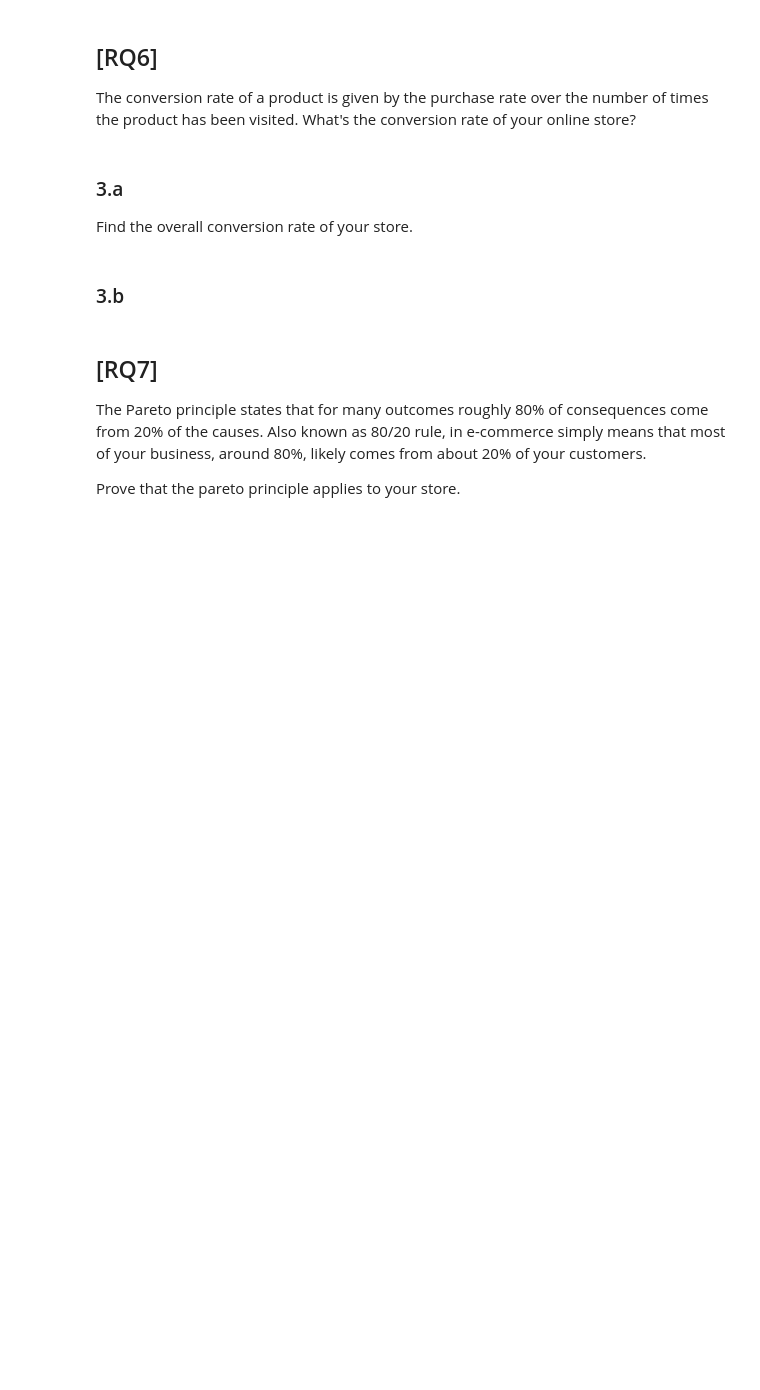
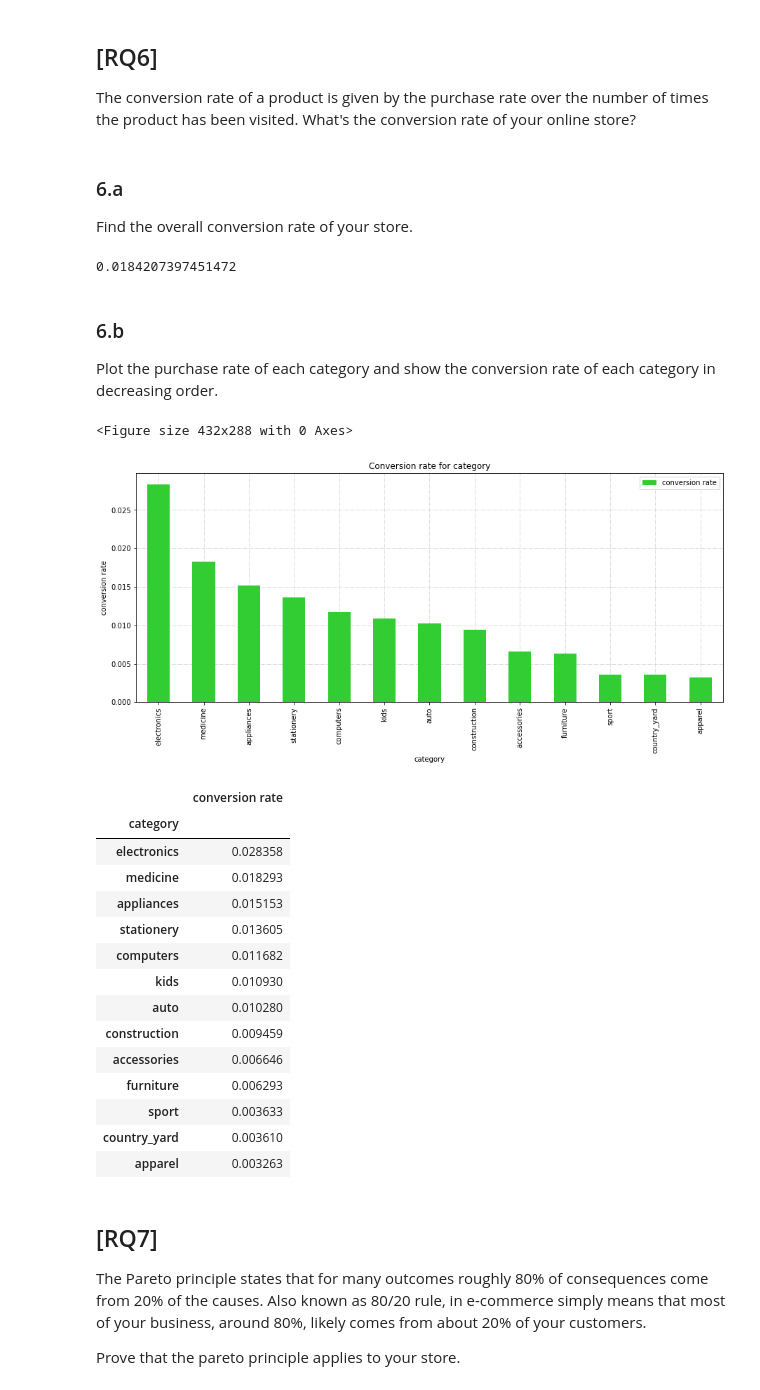
Before and after one commit to mikcnt/adm-homework-2, a Jupyter notebook: exercises.ipynb, the cells around one changed output. Cells and saved outputs as stored; diff of their text form; code cells hidden in the pictures; blank space fills up the shorter version.

Commit message:
exercise 6 completed, updated functions

```diff
--- a/exercises.ipynb
+++ b/exercises.ipynb
@@ -198,7 +198,5 @@ functions.avg_users(sample)
 ## [RQ6]
 The conversion rate of a product is given by the purchase rate over the number of times the product has been visited. What's the conversion rate of your online store?
 # %% [markdown]
-### 3.a
+### 6.a
 Find the overall conversion rate of your store.
-# %% [markdown]
-### 3.b
@@ -205,3 +205,30 @@ Find the overall conversion rate of your store.
+# %%
+functions.overall_conversion_rate(sample)
+# %% [output]
+0.0184207397451472
+# %% [markdown]
+### 6.b
+Plot the purchase rate of each category and show the conversion rate of each category in decreasing order.
+# %%
+functions.category_conv_rate(sample)
+# %% [output]
+<Figure size 432x288 with 0 Axes>
+[figure, added]
+|  | conversion rate |
+| category |  |
+| electronics | 0.028358 |
+| medicine | 0.018293 |
+| appliances | 0.015153 |
+| stationery | 0.013605 |
+| computers | 0.011682 |
+| kids | 0.010930 |
+| auto | 0.010280 |
+| construction | 0.009459 |
+| accessories | 0.006646 |
+| furniture | 0.006293 |
+| sport | 0.003633 |
+| country_yard | 0.003610 |
+| apparel | 0.003263 |
 # %% [markdown]
 ## [RQ7]
 The Pareto principle states that for many outcomes roughly 80% of consequences come from 20% of the causes. Also known as 80/20 rule, in e-commerce simply means that most of your business, around 80%, likely comes from about 20% of your
```
Also changed, not shown: parts of 1 cell of this notebook, 1 other file.
